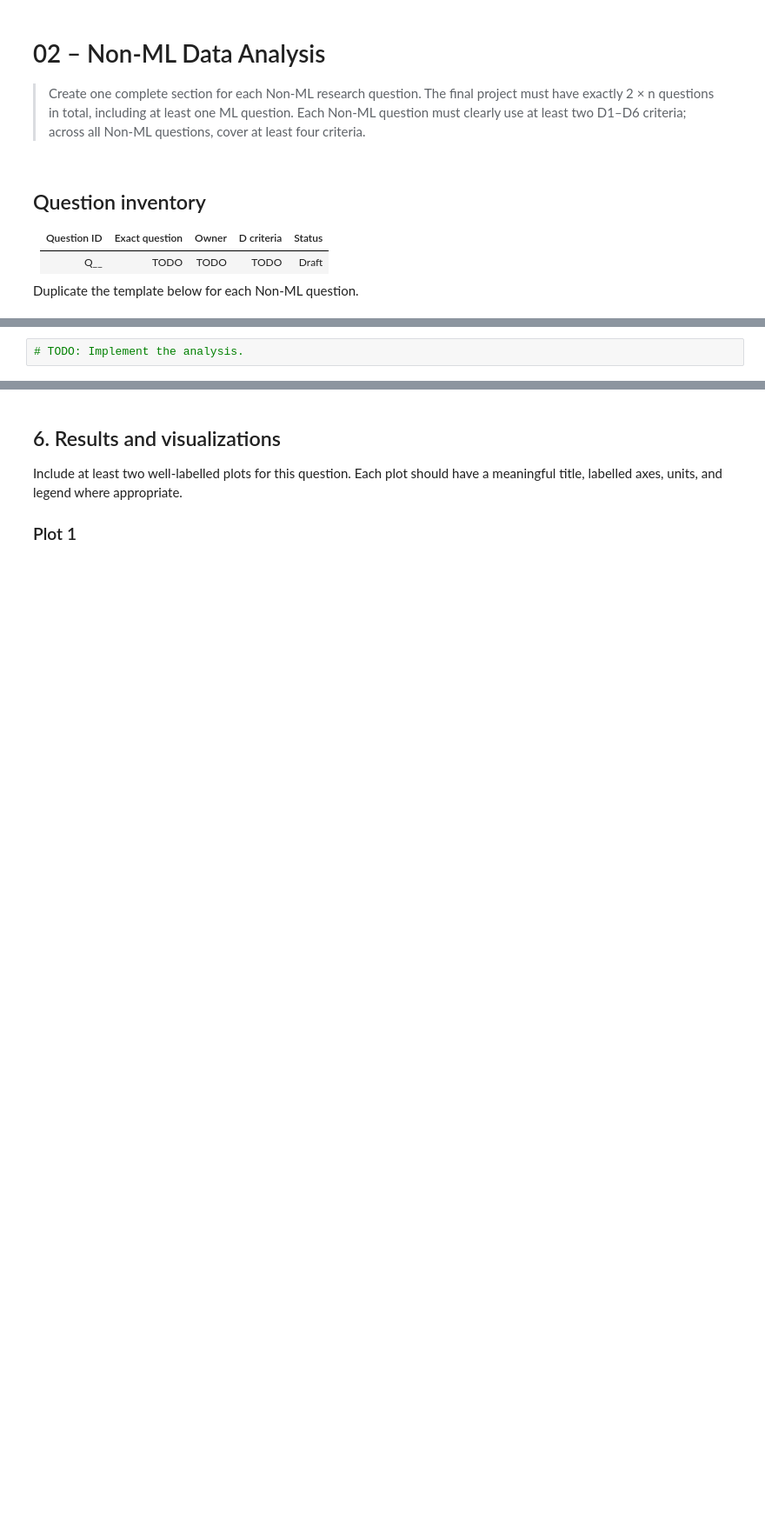
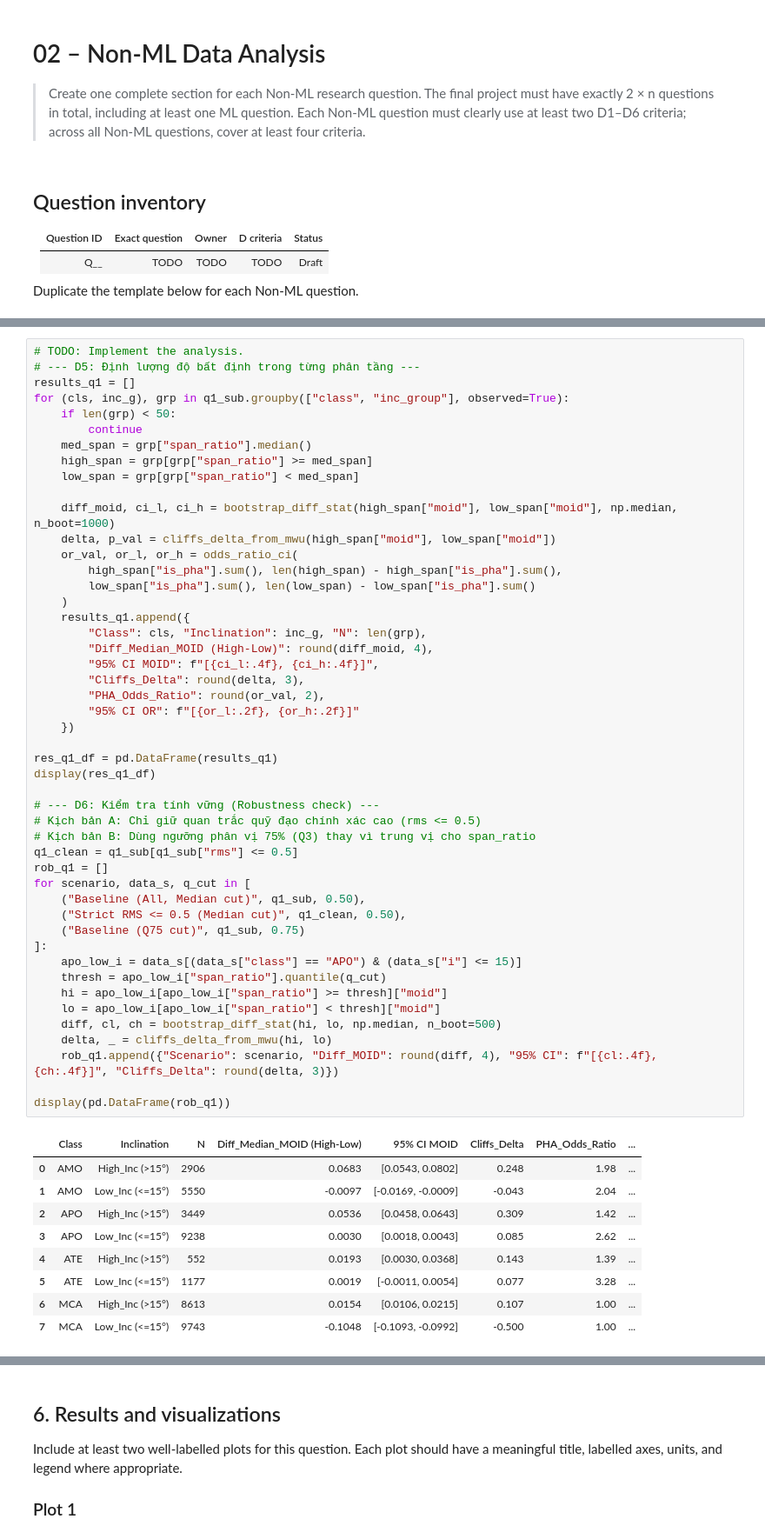
Before and after one commit to hohuunghiem/Programming-for-Data-Science, a Jupyter notebook: notebooks/02_analysis.ipynb, the cells around one changed output, grey strips where cells are left out. Shown at 87% size. Cells and saved outputs as stored; diff of their text form; blank space fills up the shorter version.

```diff
--- a/notebooks/02_analysis.ipynb
+++ b/notebooks/02_analysis.ipynb
@@ -62,2 +138,58 @@ Describe the steps in Markdown before implementing them. After each filtering, m
 # %%
 # TODO: Implement the analysis.
+# --- D5: Định lượng độ bất định trong từng phân tầng ---
+results_q1 = []
+for (cls, inc_g), grp in q1_sub.groupby(["class", "inc_group"], observed=True):
+    if len(grp) < 50:
+        continue
+    med_span = grp["span_ratio"].median()
+    high_span = grp[grp["span_ratio"] >= med_span]
+    low_span = grp[grp["span_ratio"] < med_span]
+
+    diff_moid, ci_l, ci_h = bootstrap_diff_stat(high_span["moid"], low_span["moid"], np.median, n_boot=1000)
+    delta, p_val = cliffs_delta_from_mwu(high_span["moid"], low_span["moid"])
+    or_val, or_l, or_h = odds_ratio_ci(
+        high_span["is_pha"].sum(), len(high_span) - high_span["is_pha"].sum(),
+        low_span["is_pha"].sum(), len(low_span) - low_span["is_pha"].sum()
+    )
+    results_q1.append({
+        "Class": cls, "Inclination": inc_g, "N": len(grp),
+        "Diff_Median_MOID (High-Low)": round(diff_moid, 4),
+        "95% CI MOID": f"[{ci_l:.4f}, {ci_h:.4f}]",
+        "Cliffs_Delta": round(delta, 3),
+        "PHA_Odds_Ratio": round(or_val, 2),
+        "95% CI OR": f"[{or_l:.2f}, {or_h:.2f}]"
+    })
+
+res_q1_df = pd.DataFrame(results_q1)
+display(res_q1_df)
+
+# --- D6: Kiểm tra tính vững (Robustness check) ---
+# Kịch bản A: Chỉ giữ quan trắc quỹ đạo chính xác cao (rms <= 0.5)
+# Kịch bản B: Dùng ngưỡng phân vị 75% (Q3) thay vì trung vị cho span_ratio
+q1_clean = q1_sub[q1_sub["rms"] <= 0.5]
+rob_q1 = []
+for scenario, data_s, q_cut in [
+    ("Baseline (All, Median cut)", q1_sub, 0.50),
+    ("Strict RMS <= 0.5 (Median cut)", q1_clean, 0.50),
+    ("Baseline (Q75 cut)", q1_sub, 0.75)
+]:
+    apo_low_i = data_s[(data_s["class"] == "APO") & (data_s["i"] <= 15)]
+    thresh = apo_low_i["span_ratio"].quantile(q_cut)
+    hi = apo_low_i[apo_low_i["span_ratio"] >= thresh]["moid"]
+    lo = apo_low_i[apo_low_i["span_ratio"] < thresh]["moid"]
+    diff, cl, ch = bootstrap_diff_stat(hi, lo, np.median, n_boot=500)
+    delta, _ = cliffs_delta_from_mwu(hi, lo)
+    rob_q1.append({"Scenario": scenario, "Diff_MOID": round(diff, 4), "95% CI": f"[{cl:.4f}, {ch:.4f}]", "Cliffs_Delta": round(delta, 3)})
+
+display(pd.DataFrame(rob_q1))
+# %% [output]
+|  | Class | Inclination | N | Diff_Median_MOID (High-Low) | 95% CI MOID | Cliffs_Delta | PHA_Odds_Ratio | ... |
+| 0 | AMO | High_Inc (>15°) | 2906 | 0.0683 | [0.0543, 0.0802] | 0.248 | 1.98 | ... |
+| 1 | AMO | Low_Inc (<=15°) | 5550 | -0.0097 | [-0.0169, -0.0009] | -0.043 | 2.04 | ... |
+| 2 | APO | High_Inc (>15°) | 3449 | 0.0536 | [0.0458, 0.0643] | 0.309 | 1.42 | ... |
+| 3 | APO | Low_Inc (<=15°) | 9238 | 0.0030 | [0.0018, 0.0043] | 0.085 | 2.62 | ... |
+| 4 | ATE | High_Inc (>15°) | 552 | 0.0193 | [0.0030, 0.0368] | 0.143 | 1.39 | ... |
+| 5 | ATE | Low_Inc (<=15°) | 1177 | 0.0019 | [-0.0011, 0.0054] | 0.077 | 3.28 | ... |
+| 6 | MCA | High_Inc (>15°) | 8613 | 0.0154 | [0.0106, 0.0215] | 0.107 | 1.00 | ... |
+| 7 | MCA | Low_Inc (<=15°) | 9743 | -0.1048 | [-0.1093, -0.0992] | -0.500 | 1.00 | ... |
```
Also changed, not shown: parts of 20 cells of this notebook.
